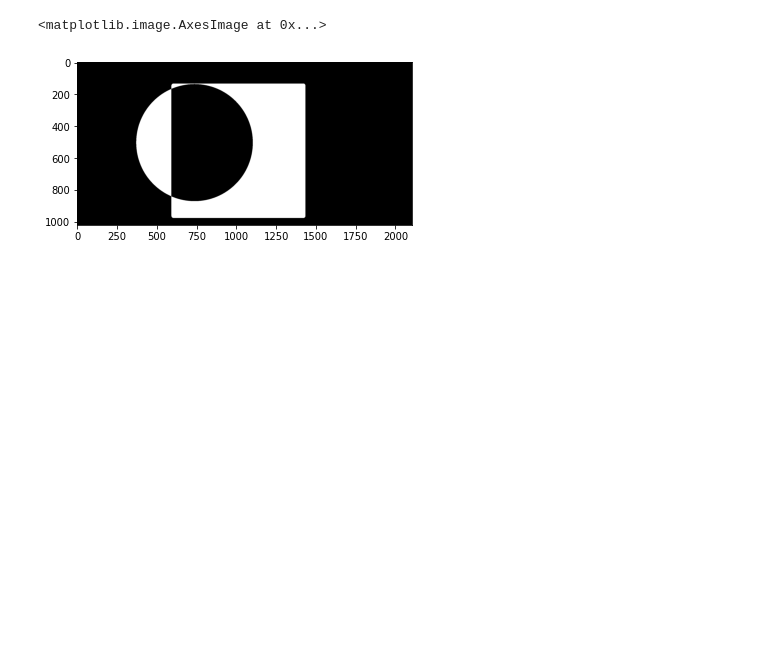
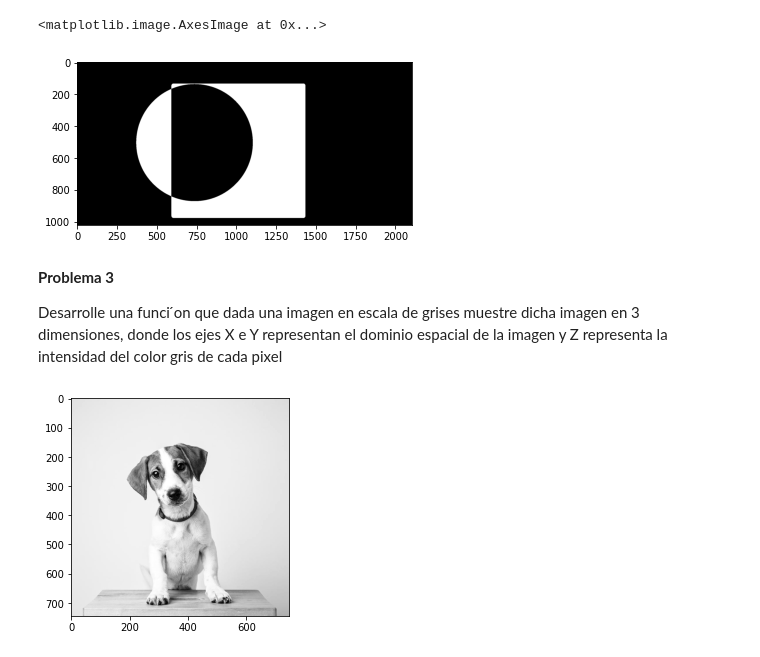
Before and after one commit to jarminett/Text-Mining, a Jupyter notebook: Hojas de Trabajo/HT02_0710082.ipynb, the cells around one changed output. Cells and saved outputs as stored; diff of their text form; code cells hidden in the pictures; blank space fills up the shorter version.

```diff
--- a/Hojas de Trabajo/HT02_0710082.ipynb
+++ b/Hojas de Trabajo/HT02_0710082.ipynb
@@ -101,3 +102,7 @@ plt.imshow(resultado_xor, 'gray')
 # %% [output]
 <matplotlib.image.AxesImage at 0x...>
 [figure]
+# %% [markdown]
+**Problema 3**
+
+Desarrolle una funci ́on que dada una imagen en escala de grises muestre dicha imagen en 3 dimensiones, donde los ejes X e Y representan el dominio espacial de la imagen y Z representa la intensidad del color gris de cada pixel
@@ -103,0 +130,7 @@ plt.imshow(resultado_xor, 'gray')
+# %%
+src_image = cv2.imread("perro.jpg", cv2.IMREAD_COLOR)
+src_image = cv2.cvtColor(src_image , cv2.COLOR_BGR2GRAY)
+plt.imshow(src_image, cmap='gray')
+plt.show()
+# %% [output]
+[figure, added]
```
Also changed, not shown: parts of 10 cells of this notebook.
